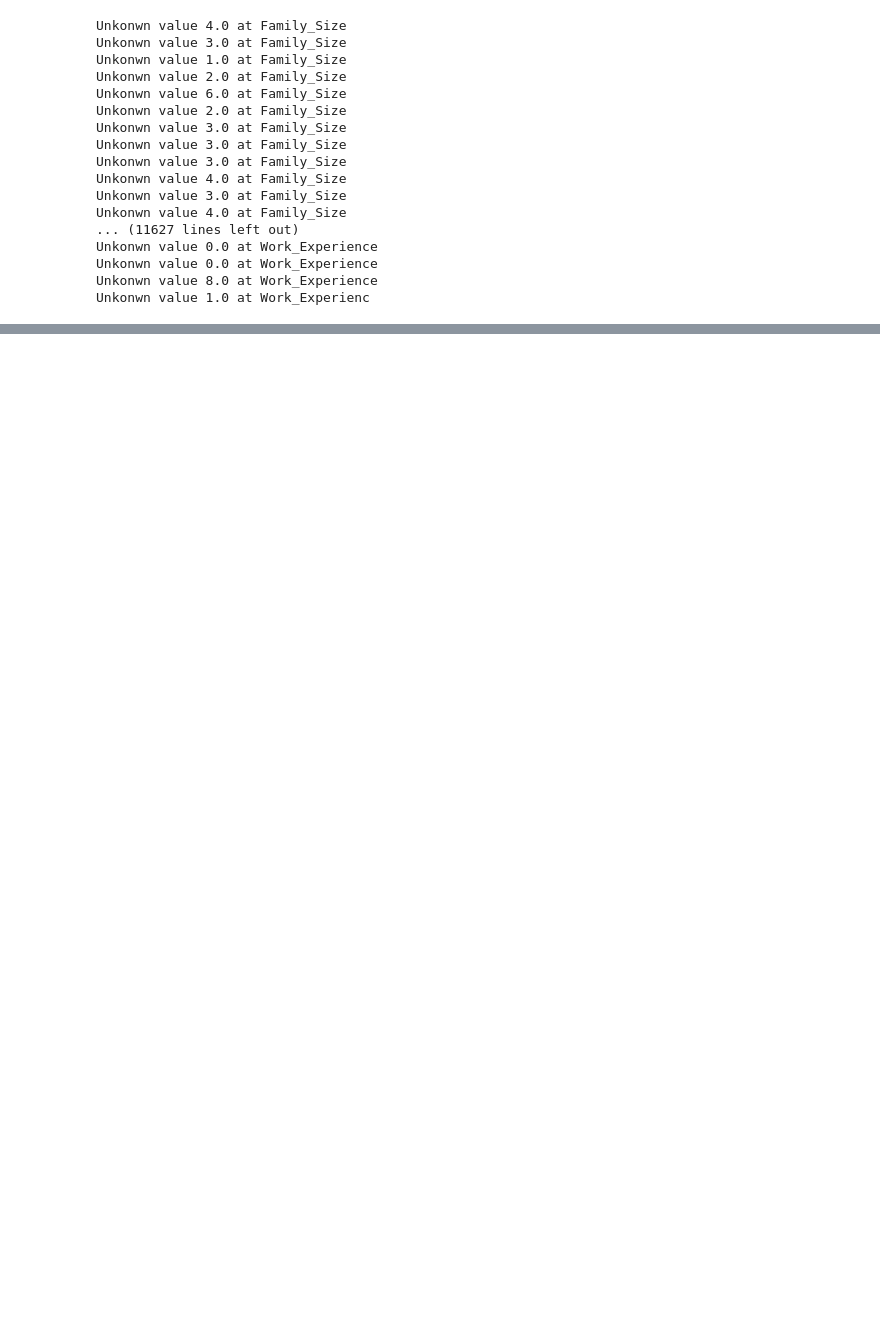
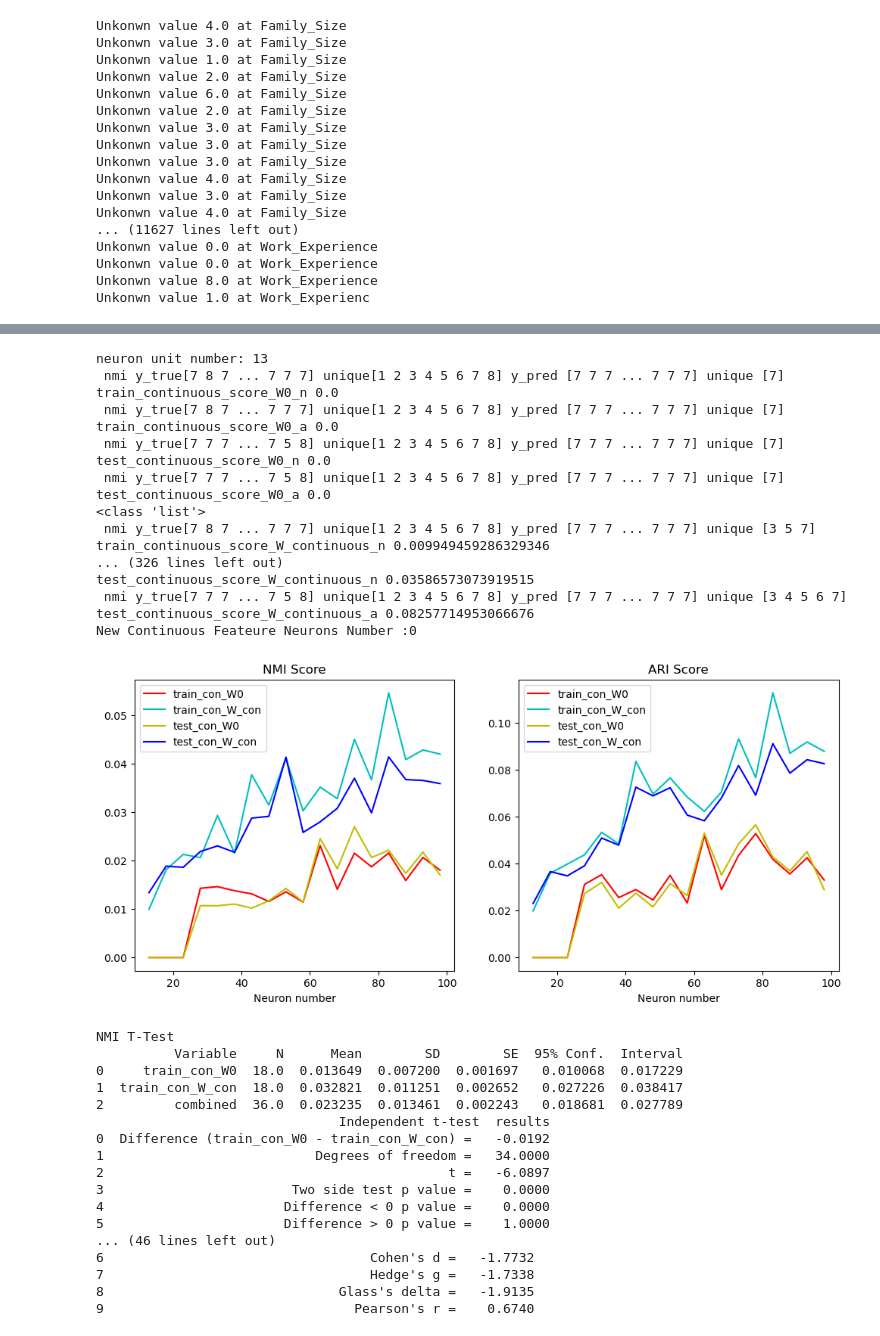
Before and after one commit to foolishfool/JupyterNotebook, a Jupyter notebook: SOM/CDSOM_Customer Segmentation.ipynb, the cells around one changed output, grey strips where cells are left out. Cells and saved outputs as stored; diff of their text form; code cells hidden in the pictures; blank space fills up the shorter version.

```diff
--- a/SOM/CDSOM_Customer Segmentation.ipynb
+++ b/SOM/CDSOM_Customer Segmentation.ipynb
@@ -76,3 +162,51 @@ Unkonwn value 1.0 at Work_Experienc
+# %%
+import experiment
+unstable_repeat_num= 30
+scope_num = 100
+class_num = 13
+dim_num = 7
+best_num = 48
+interval = 5
+
+
+experiment = experiment.Experiment()
+experiment.UTtest_Discrete_Continuous(dataread,class_num,best_num, scope_num,unstable_repeat_num,0,interval,True)
+# %% [output]
+neuron unit number: 13
+ nmi y_true[7 8 7 ... 7 7 7] unique[1 2 3 4 5 6 7 8] y_pred [7 7 7 ... 7 7 7] unique [7]
+train_continuous_score_W0_n 0.0
+ nmi y_true[7 8 7 ... 7 7 7] unique[1 2 3 4 5 6 7 8] y_pred [7 7 7 ... 7 7 7] unique [7]
+train_continuous_score_W0_a 0.0
+ nmi y_true[7 7 7 ... 7 5 8] unique[1 2 3 4 5 6 7 8] y_pred [7 7 7 ... 7 7 7] unique [7]
+test_continuous_score_W0_n 0.0
+ nmi y_true[7 7 7 ... 7 5 8] unique[1 2 3 4 5 6 7 8] y_pred [7 7 7 ... 7 7 7] unique [7]
+test_continuous_score_W0_a 0.0
+<class 'list'>
+ nmi y_true[7 8 7 ... 7 7 7] unique[1 2 3 4 5 6 7 8] y_pred [7 7 7 ... 7 7 7] unique [3 5 7]
+train_continuous_score_W_continuous_n 0.009949459286329346
+... (326 lines left out)
+test_continuous_score_W_continuous_n 0.03586573073919515
+ nmi y_true[7 7 7 ... 7 5 8] unique[1 2 3 4 5 6 7 8] y_pred [7 7 7 ... 7 7 7] unique [3 4 5 6 7]
+test_continuous_score_W_continuous_a 0.08257714953066676
+New Continuous Feateure Neurons Number :0
+[figure, added]
+NMI T-Test
+          Variable     N      Mean        SD        SE  95% Conf.  Interval
+0     train_con_W0  18.0  0.013649  0.007200  0.001697   0.010068  0.017229
+1  train_con_W_con  18.0  0.032821  0.011251  0.002652   0.027226  0.038417
+2         combined  36.0  0.023235  0.013461  0.002243   0.018681  0.027789
+                               Independent t-test  results
+0  Difference (train_con_W0 - train_con_W_con) =   -0.0192
+1                           Degrees of freedom =   34.0000
+2                                            t =   -6.0897
+3                        Two side test p value =    0.0000
+4                       Difference < 0 p value =    0.0000
+5                       Difference > 0 p value =    1.0000
+... (46 lines left out)
+6                                  Cohen's d =   -1.7732
+7                                  Hedge's g =   -1.7338
+8                              Glass's delta =   -1.9135
+9                                Pearson's r =    0.6740
 # %%
 import experiment
 unstable_repeat_num= 30
```
Also changed, not shown: parts of 8 cells of this notebook, 10 other files.
